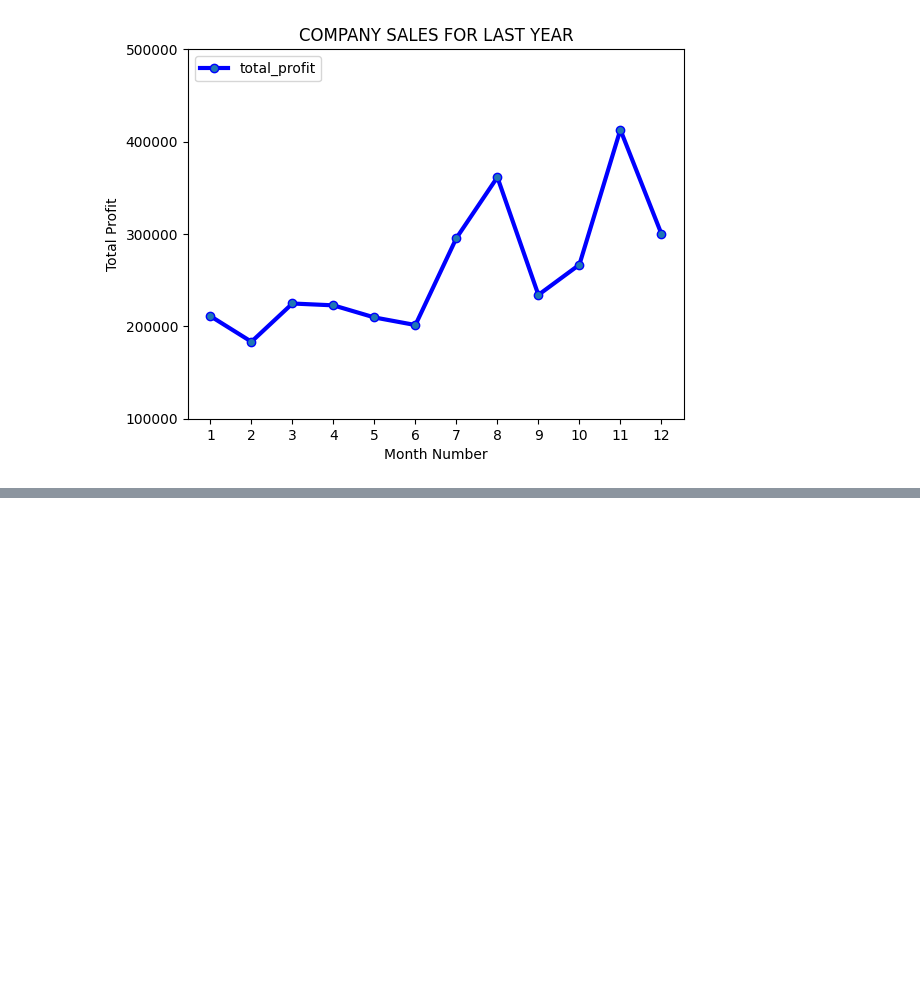
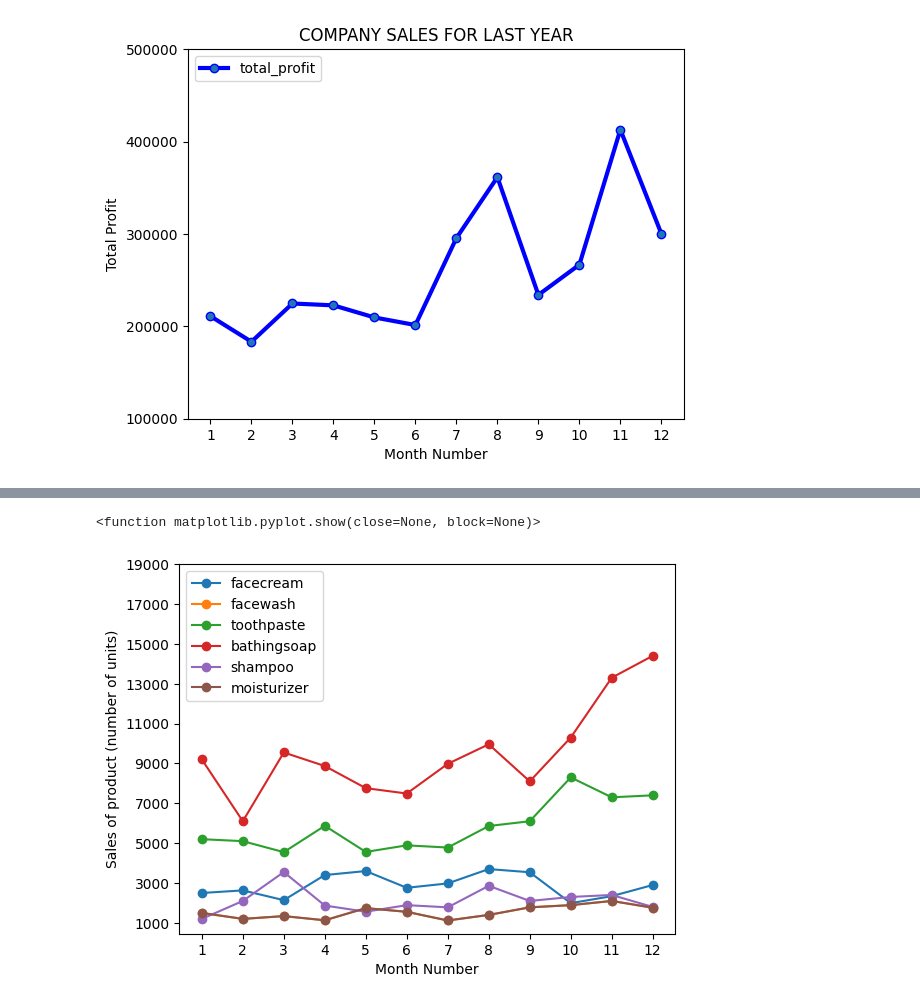
Before and after one commit to 254Bit/PythonMatplotLibExercises, a Jupyter notebook: exercise_1.ipynb, the cells around one changed output, grey strips where cells are left out. Drawn from its saved outputs; the diff is of its cells as text; code cells hidden in the pictures; blank space fills up the shorter version.

```diff
--- a/exercise_1.ipynb
+++ b/exercise_1.ipynb
@@ -58,0 +68,19 @@ plt.show()
+# %%
+quantityList=np.arange(1000,20000,2000)
+# %%
+plt.plot('month_number','facecream',data=sales_data,marker='o')
+plt.plot('month_number','facewash',data=sales_data,marker='o')
+plt.plot('month_number','toothpaste',data=sales_data,marker='o')
+plt.plot('month_number','bathingsoap',data=sales_data,marker='o')
+plt.plot('month_number','shampoo',data=sales_data,marker='o')
+plt.plot('month_number','moisturizer',data=sales_data,marker='o')
+
+plt.xticks(monthList)
+plt.xlabel('Month Number')
+plt.yticks(quantityList)
+plt.ylabel('Sales of product (number of units)')
+plt.legend(loc='upper left')
+plt.show
+# %% [output]
+<function matplotlib.pyplot.show(close=None, block=None)>
+[figure, added]
```
Also changed, not shown: parts of 4 cells of this notebook.
